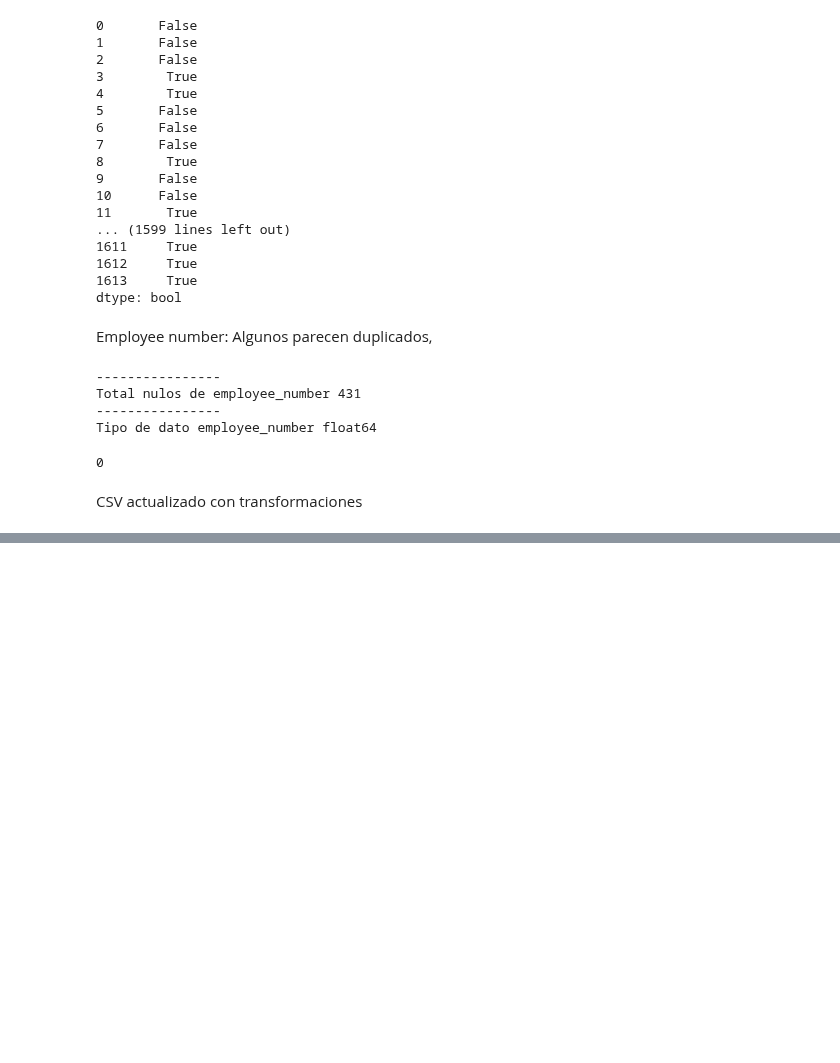
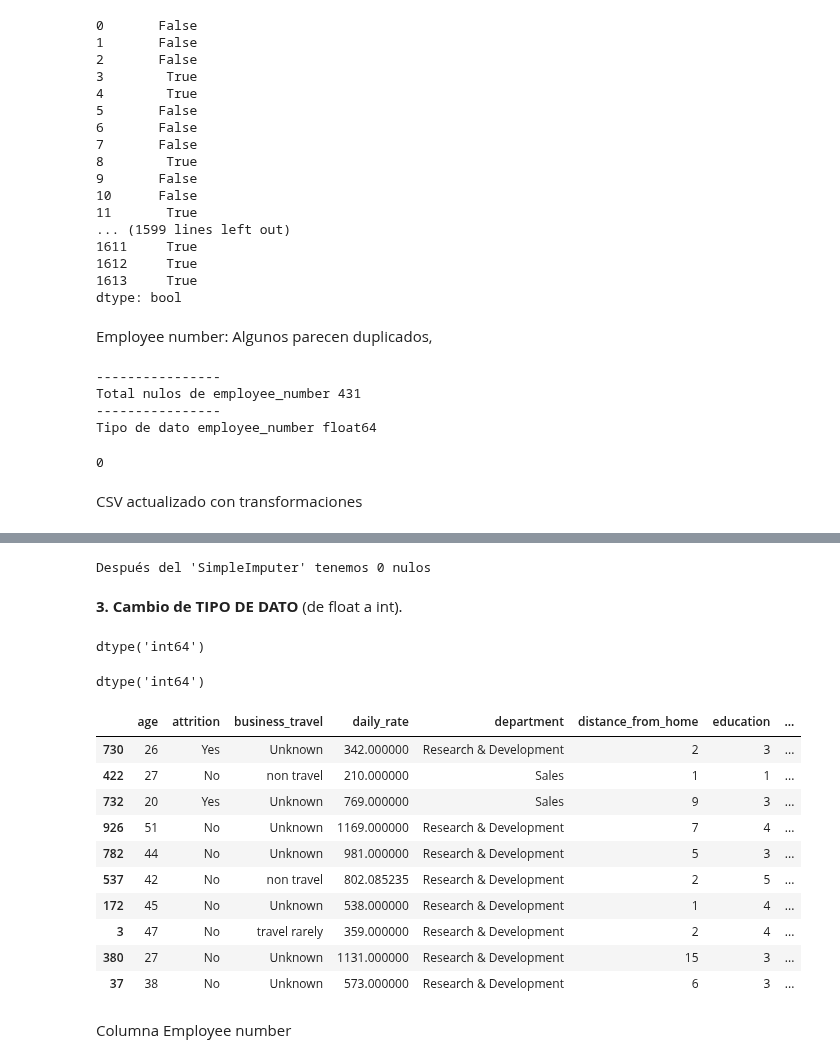
Before and after one commit to Paulamc1695/proyecto_da_promo_J_modulo_3, a Jupyter notebook: Fase_2_Transformacion_Datos.ipynb, the cells around one changed output, grey strips where cells are left out. Cells and saved outputs as stored; diff of their text form; code cells hidden in the pictures; blank space fills up the shorter version.

```diff
--- a/Fase_2_Transformacion_Datos.ipynb
+++ b/Fase_2_Transformacion_Datos.ipynb
@@ -801,0 +853,8 @@ df_sin_duplicados.to_csv('HR_02.csv', index= False)
+# %%
+# Instanciar la clase de SimpleImputer
+imputar_performance_rating = SimpleImputer(strategy = "median")
+
+# Ajustar y transformamos los datos.
+performance_rating_limpio = imputar_performance_rating.fit_transform(df_prueba[["performance_rating"]])
+
+performance_rating_limpio
@@ -801,0 +869,36 @@ df_sin_duplicados.to_csv('HR_02.csv', index= False)
+# %%
+# Introducir el array en el DataFrame
+df_prueba["performance_rating"] = performance_rating_limpio
+
+# Comprobar los nulos.
+print(f"Después del 'SimpleImputer' tenemos {df_prueba['performance_rating'].isnull().sum()} nulos")
+# %% [output]
+Después del 'SimpleImputer' tenemos 0 nulos
+# %% [markdown]
+**3. Cambio de TIPO DE DATO** (de float a int).
+# %%
+df_prueba["monthly_rate"] = df_prueba["monthly_rate"].astype(int)
+df_prueba["monthly_rate"].dtypes
+# %% [output]
+dtype('int64')
+# %%
+df_prueba["performance_rating"] = df_prueba["performance_rating"].astype(int)
+df_prueba["performance_rating"].dtypes
+# %% [output]
+dtype('int64')
+# %%
+df_prueba.sample(10)
+# %% [output]
+|  | age | attrition | business_travel | daily_rate | department | distance_from_home | education | ... |
+| 730 | 26 | Yes | Unknown | 342.000000 | Research & Development | 2 | 3 | ... |
+| 422 | 27 | No | non travel | 210.000000 | Sales | 1 | 1 | ... |
+| 732 | 20 | Yes | Unknown | 769.000000 | Sales | 9 | 3 | ... |
+| 926 | 51 | No | Unknown | 1169.000000 | Research & Development | 7 | 4 | ... |
+| 782 | 44 | No | Unknown | 981.000000 | Research & Development | 5 | 3 | ... |
+| 537 | 42 | No | non travel | 802.085235 | Research & Development | 2 | 5 | ... |
+| 172 | 45 | No | Unknown | 538.000000 | Research & Development | 1 | 4 | ... |
+| 3 | 47 | No | travel rarely | 359.000000 | Research & Development | 2 | 4 | ... |
+| 380 | 27 | No | Unknown | 1131.000000 | Research & Development | 15 | 3 | ... |
+| 37 | 38 | No | Unknown | 573.000000 | Research & Development | 6 | 3 | ... |
+# %% [markdown]
+Columna Employee number
```
Also changed, not shown: parts of 53 cells of this notebook.
